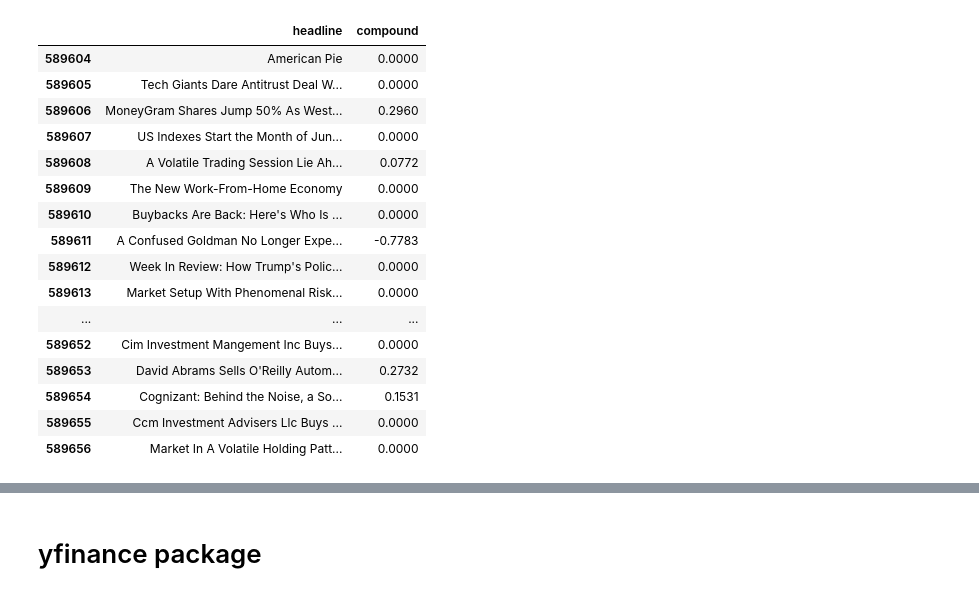
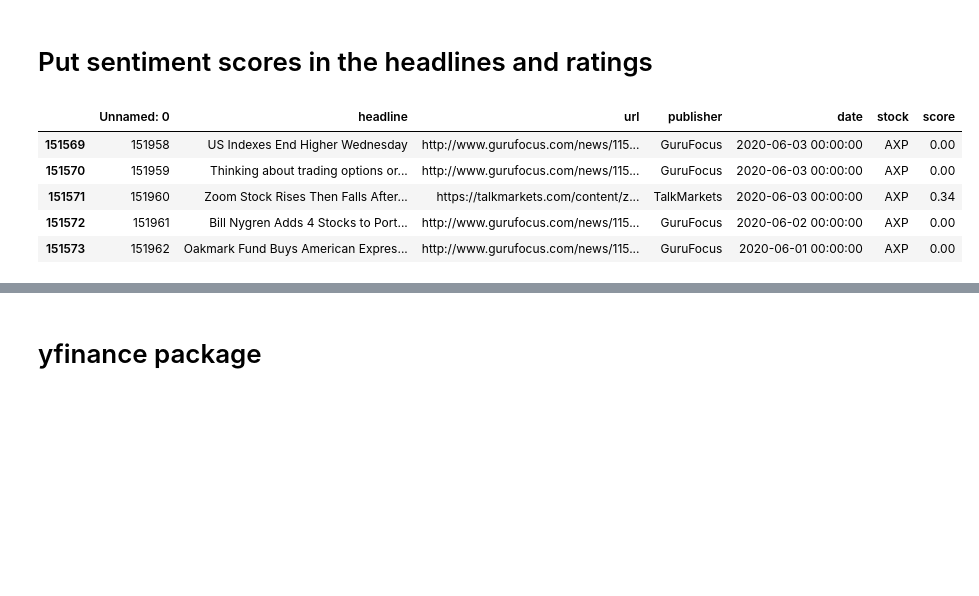
Before and after one commit to MADS-Thesis-Project/Sentiment-Aanalysis-on-Financial-News-and-Stock-Returns, a Jupyter notebook: scratch.ipynb, the cells around one changed output, grey strips where cells are left out. Saved outputs shown, nothing was run; the diff lists cells and outputs as text; code cells hidden in the pictures; blank space fills up the shorter version.

```diff
--- a/scratch.ipynb
+++ b/scratch.ipynb
@@ -126,47 +262,45 @@ dedicated to finance news lexicon. Furthermore, it might also not be enough usin
+# %%
+# Add the missing words to the vader lexicon with the mean values
+words_pos = pd.DataFrame(word_list_pos[~word_list_pos.isin(lex.index)])
+words_pos['score']=lex[lex>0].mean()
+dict_words_pos = words_pos.set_index(0)['score'].to_dict()
+
+words_neg = pd.DataFrame(word_list_neg[~word_list_neg.isin(lex.index)])
+words_neg['score']=lex[lex<0].mean()
+dict_words_neg = words_neg.set_index(0)['score'].to_dict()
+# %%
+# Update the lexicon
+vader.lexicon.update(new_words)
+vader.lexicon.update(dict_words_pos)
+vader.lexicon.update(dict_words_neg)
+# %% [markdown]
+# Put sentiment scores in the headlines and ratings
 # %%
 pd.options.display.max_colwidth =300
 pd.options.display.max_rows =100
 # %%
-fb = an[an.stock == 'FB'].copy()
+def add_scores(df, text_col_name):
+    try:
+        df.drop('score', axis=1, inplace=True)
+    except:
+        pass
+    scores = df[text_col_name].apply(vader.polarity_scores)
+    for item in scores.iteritems():
+        item[1]['index'] = item[0]
 
-scores = fb['title'].apply(vader.polarity_scores)
+    scores = pd.DataFrame.from_records(scores.reset_index()[text_col_name], index='index')
+    df = df.join(scores['compound'].rename('score'))
 
-for item in scores.iteritems():
-    item[1]['index'] = item[0]
-
-scores = pd.DataFrame.from_records(scores.reset_index()['title'], index='index')
-
-fb_scored = fb.join(scores)
-
-fb_scored[['title','compound']][:100]
+    return df
-# %%
-fb = hl[hl.stock == 'FB'].copy()
-
-scores = fb['headline'].apply(vader.polarity_scores)
-
-for item in scores.iteritems():
-    item[1]['index'] = item[0]
-
-scores = pd.DataFrame.from_records(scores.reset_index()['headline'], index='index')
-
-fb_scored = fb.join(scores)
-
-fb_scored[['headline','compound']][:100]
-# %% [output]
-|  | headline | compound |
-| 589604 | American Pie | 0.0000 |
-| 589605 | Tech Giants Dare Antitrust Deal W... | 0.0000 |
-| 589606 | MoneyGram Shares Jump 50% As West... | 0.2960 |
-| 589607 | US Indexes Start the Month of Jun... | 0.0000 |
-| 589608 | A Volatile Trading Session Lie Ah... | 0.0772 |
-| 589609 | The New Work-From-Home Economy | 0.0000 |
-| 589610 | Buybacks Are Back: Here's Who Is ... | 0.0000 |
-| 589611 | A Confused Goldman No Longer Expe... | -0.7783 |
-| 589612 | Week In Review: How Trump's Polic... | 0.0000 |
-| 589613 | Market Setup With Phenomenal Risk... | 0.0000 |
-| ... | ... | ... |
-| 589652 | Cim Investment Mangement Inc Buys... | 0.0000 |
-| 589653 | David Abrams Sells O'Reilly Autom... | 0.2732 |
-| 589654 | Cognizant: Behind the Noise, a So... | 0.1531 |
-| 589655 | Ccm Investment Advisers Llc Buys ... | 0.0000 |
-| 589656 | Market In A Volatile Holding Patt... | 0.0000 |
+# %%
+headlines = add_scores(headlines, 'headline')
+ratings = add_scores(ratings, 'headline')
+# %%
+headlines.head()
+# %% [output]
+|  | Unnamed: 0 | headline | url | publisher | date | stock | score |
+| 151569 | 151958 | US Indexes End Higher Wednesday | http://www.gurufocus.com/news/115... | GuruFocus | 2020-06-03 00:00:00 | AXP | 0.00 |
+| 151570 | 151959 | Thinking about trading options or... | http://www.gurufocus.com/news/115... | GuruFocus | 2020-06-03 00:00:00 | AXP | 0.00 |
+| 151571 | 151960 | Zoom Stock Rises Then Falls After... | https://talkmarkets.com/content/z... | TalkMarkets | 2020-06-03 00:00:00 | AXP | 0.34 |
+| 151572 | 151961 | Bill Nygren Adds 4 Stocks to Port... | http://www.gurufocus.com/news/115... | GuruFocus | 2020-06-02 00:00:00 | AXP | 0.00 |
+| 151573 | 151962 | Oakmark Fund Buys American Expres... | http://www.gurufocus.com/news/115... | GuruFocus | 2020-06-01 00:00:00 | AXP | 0.00 |
```
Also changed, not shown: parts of 71 cells of this notebook, 1 other file.
